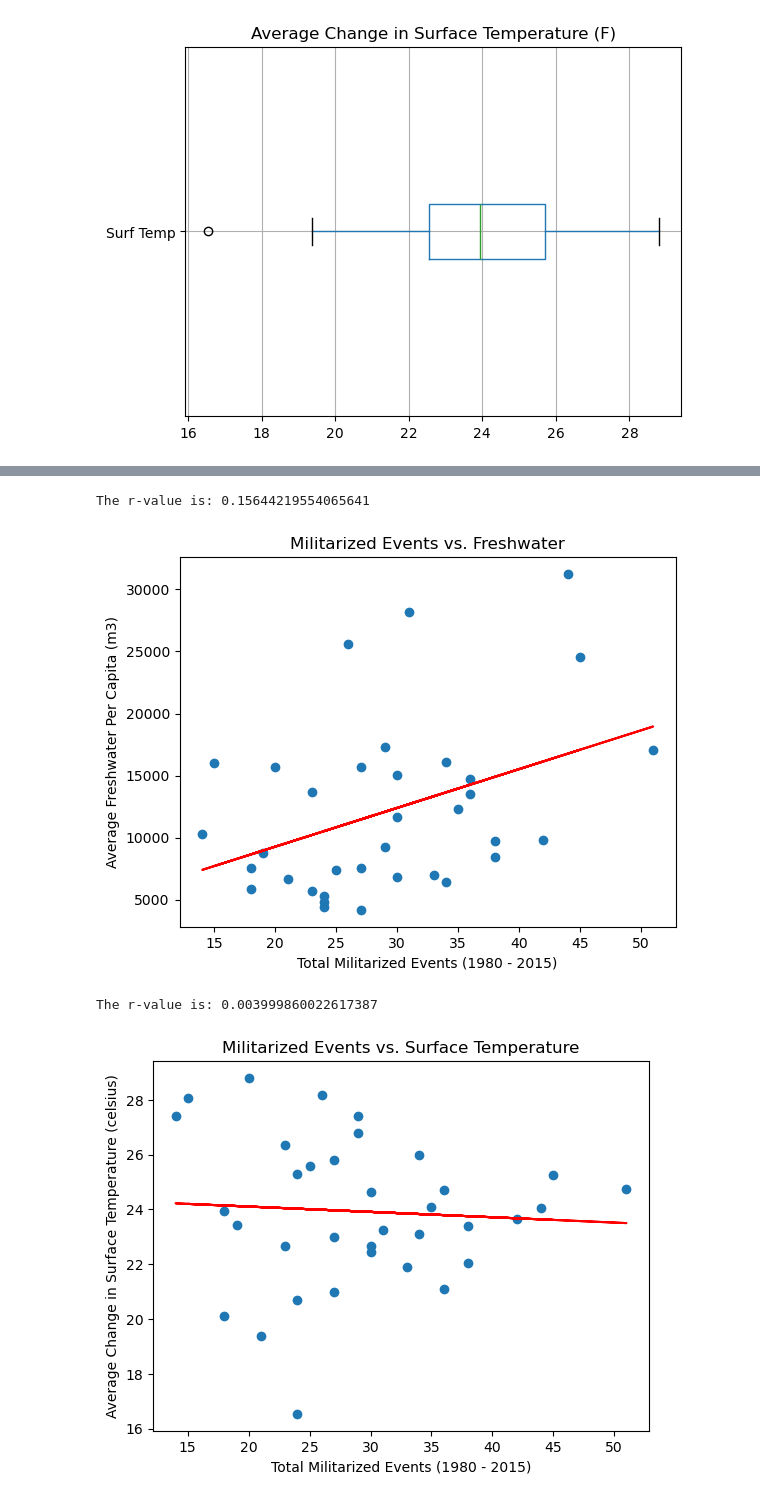
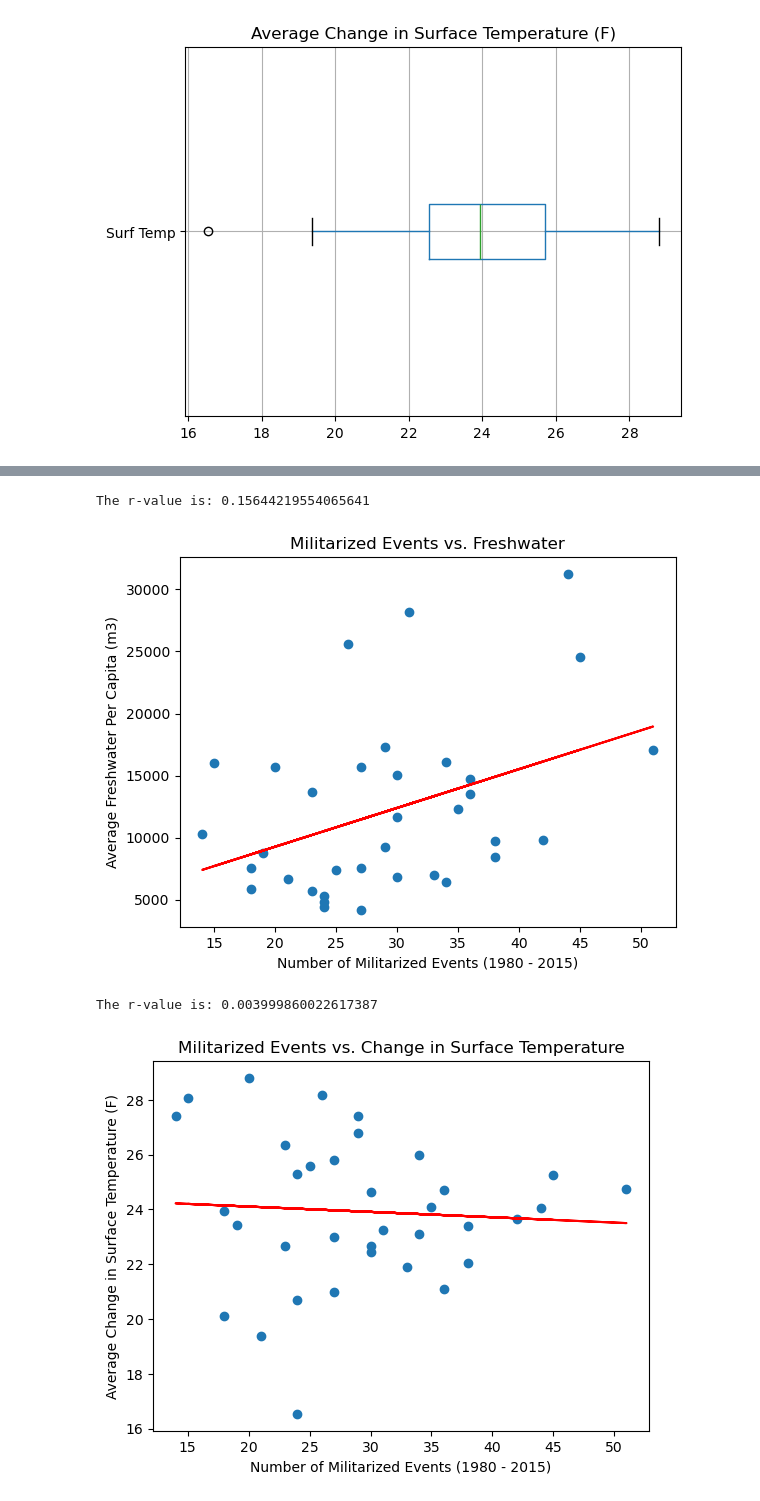
Before and after one commit to msmith150/Water-Conflict-Analysis, a Jupyter notebook: Project1_Task4_GeoFactors.ipynb, the cells around one changed output, grey strips where cells are left out. Drawn from its saved outputs; the diff is of its cells as text; code cells hidden in the pictures.

```diff
--- a/Project1_Task4_GeoFactors.ipynb
+++ b/Project1_Task4_GeoFactors.ipynb
@@ -415,7 +417,7 @@ geo_df_lst = [mie_per_year_df, precip_df, wtr_rsrc_df, srfc_temp_df]
 # Create a dataframe from columns needed for analysis
 geo_df = reduce(lambda left,right: pd.merge(left,right,on=['Year', 'Country'],how='left'), geo_df_lst).fillna(0)
 
-geo_df['Year'] = geo_df['Year'].astype(int)
+geo_df['Year'] = geo_df['Year'].astype(int).dropna()
 
 # Display the final merged clean dataframe for analysis
 geo_df.tail(1)
@@ -1029,7 +1051,7 @@ The r-value is: 0.0333300377750328
 fig15_fwc_lr = linear_regression_plot(t_conf, t_fw)
 
 # Incorporate the other graph properties
-plt.xlabel(f'Total Militarized Events (1980 - 2015)')
+plt.xlabel(f'Number of Militarized Events (1980 - 2015)')
 plt.ylabel(f'Average Freshwater Per Capita (m3)')
 plt.title(f'Militarized Events vs. Freshwater')
 plt.annotate(fig15_fwc_lr, (12,200000), fontsize = 15, color = "red")
@@ -1039,20 +1061,20 @@ plt.savefig("Images/MIE_FW_LR.png")
 plt.show()
 # %% [output]
 The r-value is: 0.15644219554065641
-[figure, old version]
+[figure, new version]
 # %%
 # Linear regression on previous plot
 fig17_stc_lr = linear_regression_plot(t_conf, t_temp)
 
 # Incorporate the other graph properties
-plt.xlabel(f'Total Militarized Events (1980 - 2015)')
-plt.ylabel(f'Average Change in Surface Temperature (celsius)')
-plt.title(f'Militarized Events vs. Surface Temperature')
+plt.xlabel(f'Number of Militarized Events (1980 - 2015)')
+plt.ylabel(f'Average Change in Surface Temperature (F)')
+plt.title(f'Militarized Events vs. Change in Surface Temperature')
 plt.annotate(fig17_stc_lr, (17,2.5), fontsize = 15, color = "red")
 
 # Show plot
 plt.savefig("Images/MIE_Temp_LR.png")
 plt.show()
 # %% [output]
 The r-value is: 0.003999860022617387
-[figure, old version]
+[figure, new version]
```
Also changed, not shown: parts of 28 cells of this notebook, 16 other files.
